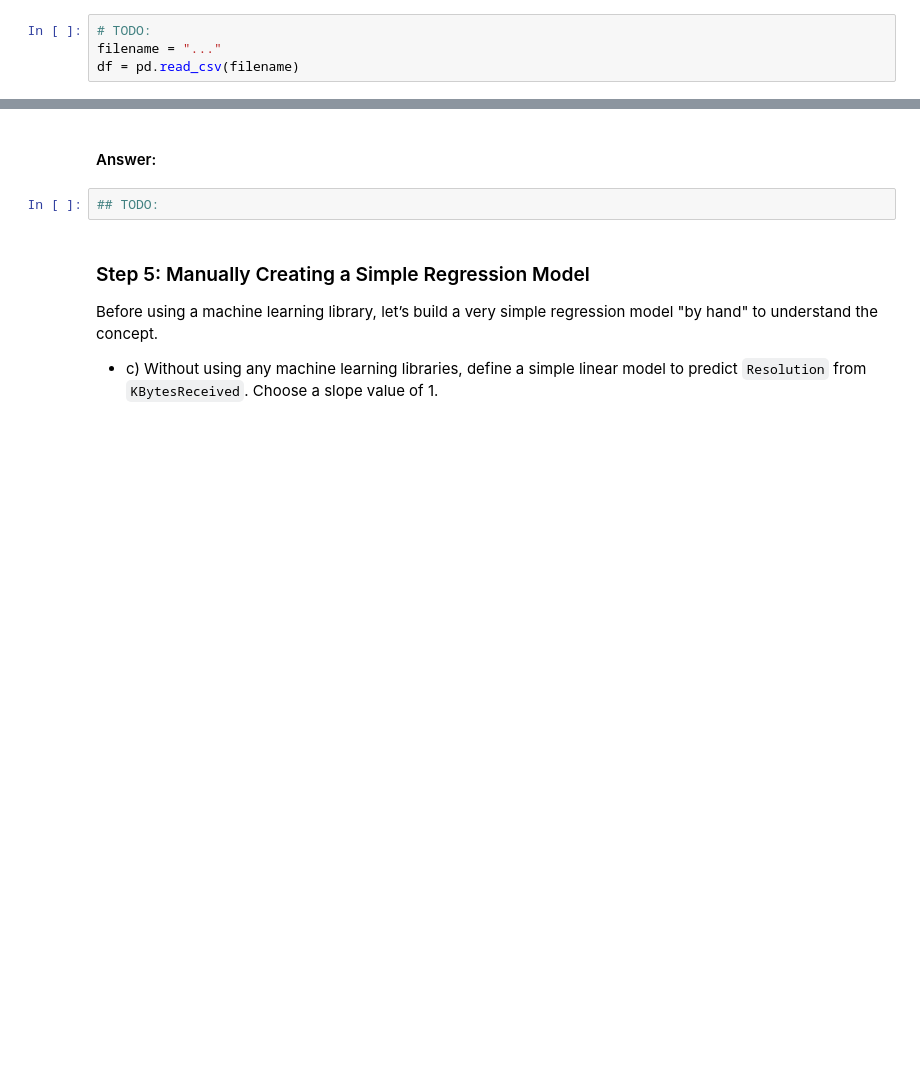
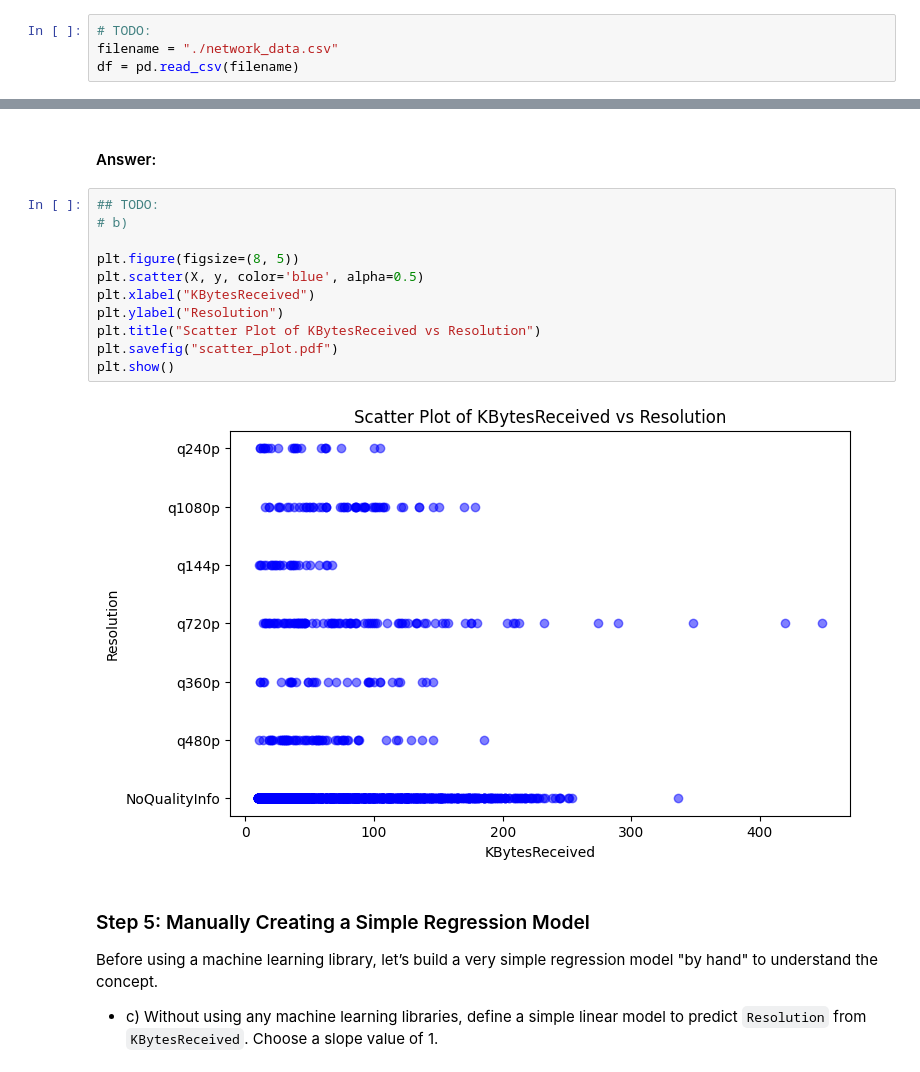
Before and after one commit to tvtrungg/MADRE-SU, a Jupyter notebook: TP1/tp1_regression.ipynb, the cells around one changed output, grey strips where cells are left out. Drawn from its saved outputs; the diff is of its cells as text; blank space fills up the shorter version.

```diff
--- a/TP1/tp1_regression.ipynb
+++ b/TP1/tp1_regression.ipynb
@@ -545,7 +671,7 @@ Make sure your dataset is accessible. This example assumes a file named `network
 ##### Answer:
 # %%
 # TODO:
-filename = "..."
+filename = "./network_data.csv"
 df = pd.read_csv(filename)
 # %%
 # Preview the dataset
@@ -579,6 +731,17 @@ Before training the model, it's helpful to visualize the relationship between th
 #### Answer:
 # %%
 ## TODO:
+# b)
+
+plt.figure(figsize=(8, 5))
+plt.scatter(X, y, color='blue', alpha=0.5)
+plt.xlabel("KBytesReceived")
+plt.ylabel("Resolution")
+plt.title("Scatter Plot of KBytesReceived vs Resolution")
+plt.savefig("scatter_plot.pdf")
+plt.show()
+# %% [output]
+[figure, added]
 # %% [markdown]
 ### Step 5: Manually Creating a Simple Regression Model
 
```
Also changed, not shown: parts of 21 cells of this notebook, 4 other files.
